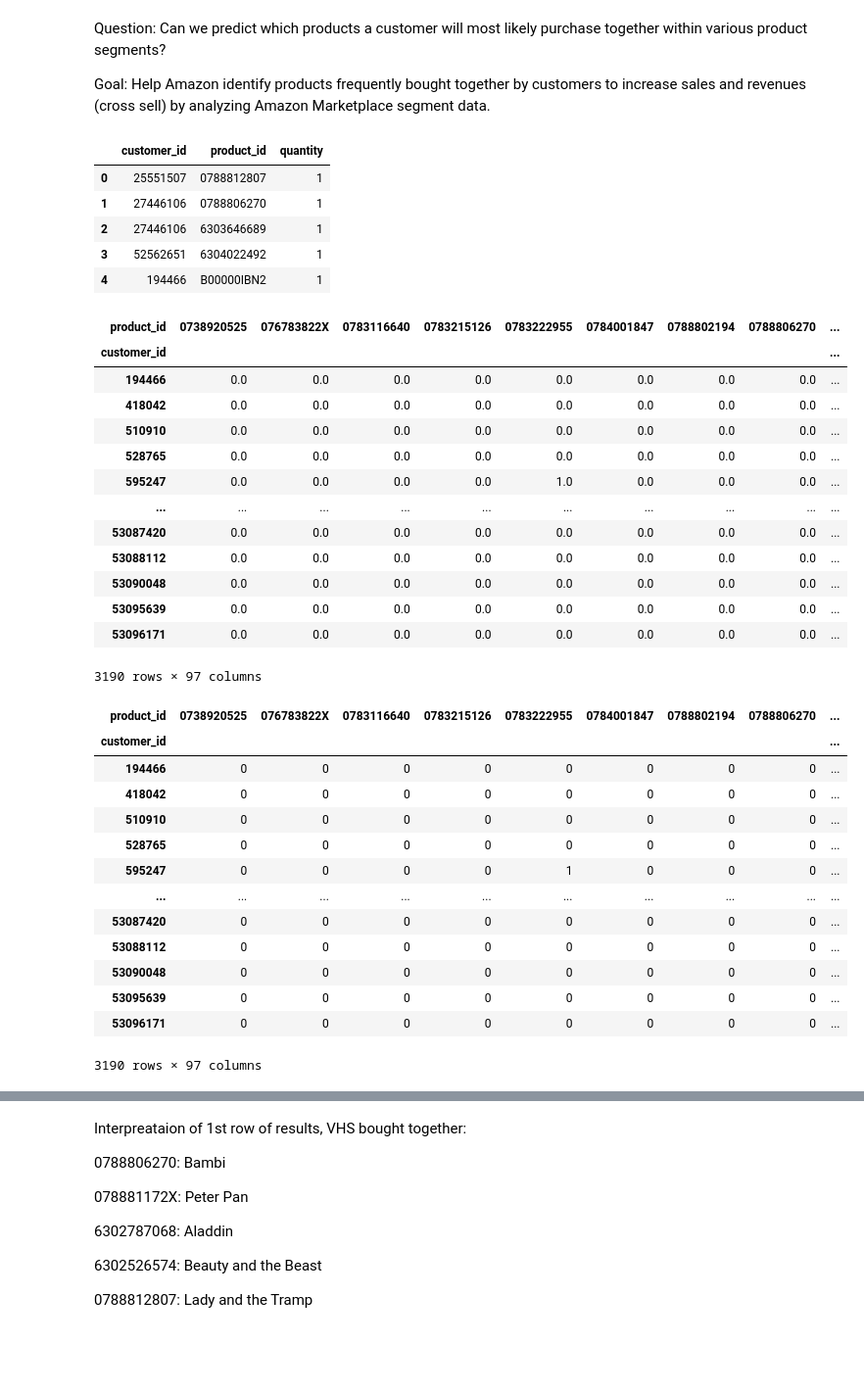
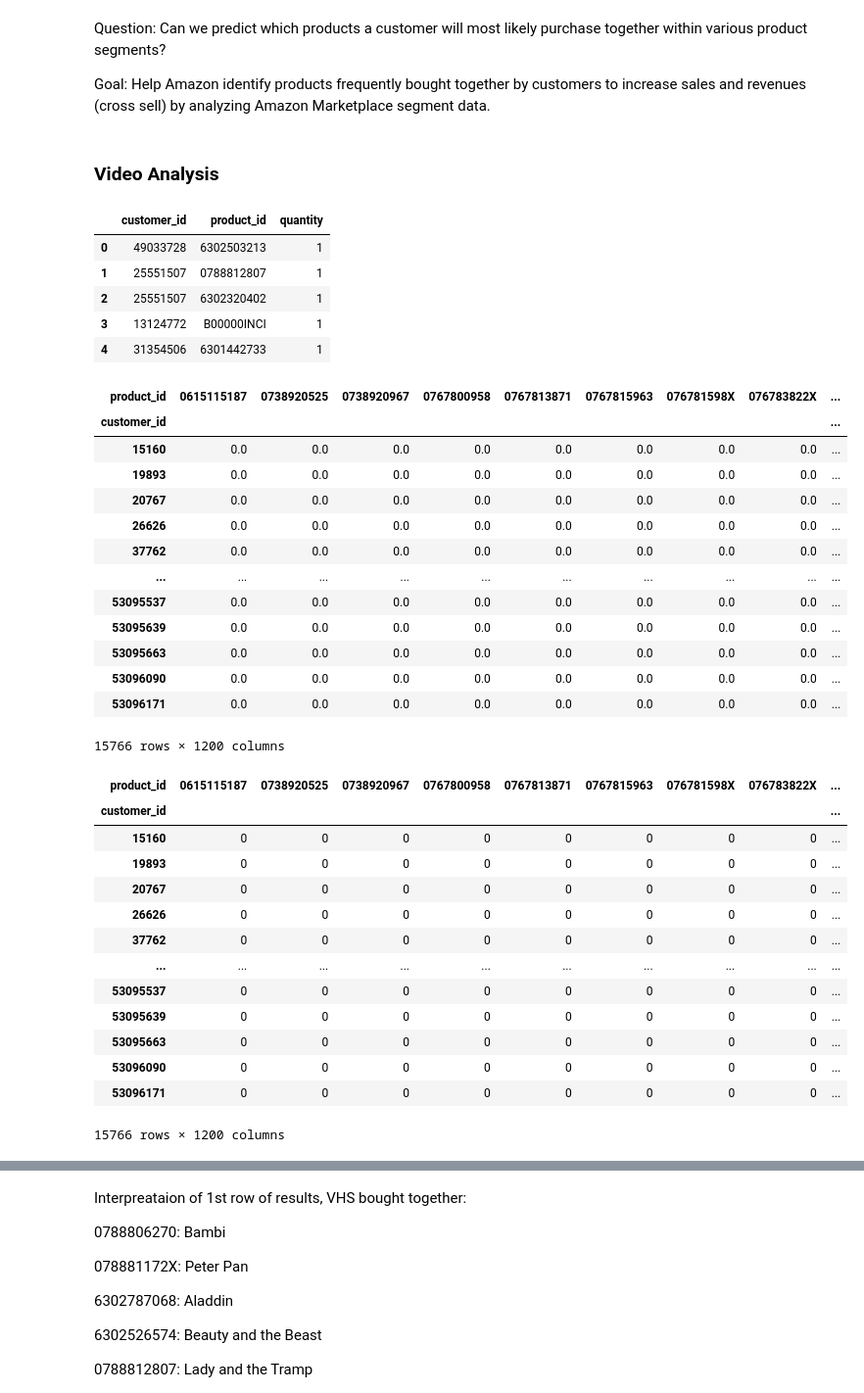
Before and after one commit to jbenasuli/consumer_behavior, a Jupyter notebook: ML_Apriori_Algorithm.ipynb, the cells around one changed output, grey strips where cells are left out. Shown at 98% size. Saved outputs shown, nothing was run; the diff lists cells and outputs as text; code cells hidden in the pictures; blank space fills up the shorter version.

Commit message:
Updates to apriori model

```diff
--- a/ML_Apriori_Algorithm.ipynb
+++ b/ML_Apriori_Algorithm.ipynb
@@ -13,11 +13,11 @@ import pandas as pd
 from mlxtend.frequent_patterns import apriori
 from mlxtend.frequent_patterns import association_rules
 # %%
-# 2 Connect to postgres/RDS database
+# Connect to postgres/RDS database
 POSTGRES_ADDRESS = 'mypostgresdb.cwuhtytzosg8.us-east-2.rds.amazonaws.com'
 POSTGRES_PORT = '5432'
 POSTGRES_USERNAME = 'root'
-POSTGRES_PASSWORD = 'XXXX'
+POSTGRES_PASSWORD = 'FsM7eA9C4F'
 POSTGRES_DBNAME = 'my_data_class_db'
 
 # A long string that contains the necessary Postgres login information
@@ -29,59 +29,60 @@ port=POSTGRES_PORT,
 dbname=POSTGRES_DBNAME))
 # Create the connection
 cnx = create_engine(postgres_str)
+# %% [markdown]
+### Video Analysis
 # %%
-# 3 Load database for sentiment/topic analysis
-df = pd.read_sql_query('''SELECT * FROM apriori_analysis''', con=cnx)
-df.head()
+# Load database for sentiment/topic analysis
+df_videos = pd.read_sql_query('''SELECT * FROM videos_apriori_analysis''', con=cnx)
+df_videos.head()
 # %% [output]
 |  | customer_id | product_id | quantity |
-| 0 | 25551507 | 0788812807 | 1 |
-| 1 | 27446106 | 0788806270 | 1 |
-| 2 | 27446106 | 6303646689 | 1 |
-| 3 | 52562651 | 6304022492 | 1 |
-| 4 | 194466 | B00000IBN2 | 1 |
+| 0 | 49033728 | 6302503213 | 1 |
+| 1 | 25551507 | 0788812807 | 1 |
+| 2 | 25551507 | 6302320402 | 1 |
+| 3 | 13124772 | B00000INCI | 1 |
+| 4 | 31354506 | 6301442733 | 1 |
 # %%
-# 4 Create pivot table to run algorithm
-apriori_table = df.groupby(["customer_id","product_id"])["quantity"].sum().unstack().reset_index().fillna(0).set_index("customer_id")
+# Create pivot table to run algorithm
+apriori_table = df_videos.groupby(["customer_id","product_id"])["quantity"].sum().unstack().reset_index().fillna(0).set_index("customer_id")
 apriori_table
 # %% [output]
-| product_id | 0738920525 | 076783822X | 0783116640 | 0783215126 | 0783222955 | 0784001847 | 0788802194 | 0788806270 | ... |
+| product_id | 0615115187 | 0738920525 | 0738920967 | 0767800958 | 0767813871 | 0767815963 | 076781598X | 076783822X | ... |
 | customer_id |  |  |  |  |  |  |  |  | ... |
-| 194466 | 0.0 | 0.0 | 0.0 | 0.0 | 0.0 | 0.0 | 0.0 | 0.0 | ... |
-| 418042 | 0.0 | 0.0 | 0.0 | 0.0 | 0.0 | 0.0 | 0.0 | 0.0 | ... |
-| 510910 | 0.0 | 0.0 | 0.0 | 0.0 | 0.0 | 0.0 | 0.0 | 0.0 | ... |
-| 528765 | 0.0 | 0.0 | 0.0 | 0.0 | 0.0 | 0.0 | 0.0 | 0.0 | ... |
-| 595247 | 0.0 | 0.0 | 0.0 | 0.0 | 1.0 | 0.0 | 0.0 | 0.0 | ... |
+| 15160 | 0.0 | 0.0 | 0.0 | 0.0 | 0.0 | 0.0 | 0.0 | 0.0 | ... |
+| 19893 | 0.0 | 0.0 | 0.0 | 0.0 | 0.0 | 0.0 | 0.0 | 0.0 | ... |
+| 20767 | 0.0 | 0.0 | 0.0 | 0.0 | 0.0 | 0.0 | 0.0 | 0.0 | ... |
+| 26626 | 0.0 | 0.0 | 0.0 | 0.0 | 0.0 | 0.0 | 0.0 | 0.0 | ... |
+| 37762 | 0.0 | 0.0 | 0.0 | 0.0 | 0.0 | 0.0 | 0.0 | 0.0 | ... |
 | ... | ... | ... | ... | ... | ... | ... | ... | ... | ... |
-| 53087420 | 0.0 | 0.0 | 0.0 | 0.0 | 0.0 | 0.0 | 0.0 | 0.0 | ... |
-| 53088112 | 0.0 | 0.0 | 0.0 | 0.0 | 0.0 | 0.0 | 0.0 | 0.0 | ... |
-| 53090048 | 0.0 | 0.0 | 0.0 | 0.0 | 0.0 | 0.0 | 0.0 | 0.0 | ... |
+| 53095537 | 0.0 | 0.0 | 0.0 | 0.0 | 0.0 | 0.0 | 0.0 | 0.0 | ... |
 | 53095639 | 0.0 | 0.0 | 0.0 | 0.0 | 0.0 | 0.0 | 0.0 | 0.0 | ... |
+| 53095663 | 0.0 | 0.0 | 0.0 | 0.0 | 0.0 | 0.0 | 0.0 | 0.0 | ... |
+| 53096090 | 0.0 | 0.0 | 0.0 | 0.0 | 0.0 | 0.0 | 0.0 | 0.0 | ... |
 | 53096171 | 0.0 | 0.0 | 0.0 | 0.0 | 0.0 | 0.0 | 0.0 | 0.0 | ... |
-3190 rows × 97 columns
+15766 rows × 1200 columns
 # %%
-# 5 Cleaning Apriori table to remove unnecessary numbers
-
+# Cleaning Apriori table to remove unnecessary numbers
 def encode_units(x):
     if x <= 0:
         return 0
     if x >= 1:
         return 1
-apriori_cleaned = apriori_table.applymap(encode_units)
-apriori_cleaned
+apriori_cleaned_videos = apriori_table.applymap(encode_units)
+apriori_cleaned_videos
 # %% [output]
-| product_id | 0738920525 | 076783822X | 0783116640 | 0783215126 | 0783222955 | 0784001847 | 0788802194 | 0788806270 | ... |
+| product_id | 0615115187 | 0738920525 | 0738920967 | 0767800958 | 0767813871 | 0767815963 | 076781598X | 076783822X | ... |
 | customer_id |  |  |  |  |  |  |  |  | ... |
-| 194466 | 0 | 0 | 0 | 0 | 0 | 0 | 0 | 0 | ... |
-| 418042 | 0 | 0 | 0 | 0 | 0 | 0 | 0 | 0 | ... |
-| 510910 | 0 | 0 | 0 | 0 | 0 | 0 | 0 | 0 | ... |
-| 528765 | 0 | 0 | 0 | 0 | 0 | 0 | 0 | 0 | ... |
-| 595247 | 0 | 0 | 0 | 0 | 1 | 0 | 0 | 0 | ... |
+| 15160 | 0 | 0 | 0 | 0 | 0 | 0 | 0 | 0 | ... |
+| 19893 | 0 | 0 | 0 | 0 | 0 | 0 | 0 | 0 | ... |
+| 20767 | 0 | 0 | 0 | 0 | 0 | 0 | 0 | 0 | ... |
+| 26626 | 0 | 0 | 0 | 0 | 0 | 0 | 0 | 0 | ... |
+| 37762 | 0 | 0 | 0 | 0 | 0 | 0 | 0 | 0 | ... |
 | ... | ... | ... | ... | ... | ... | ... | ... | ... | ... |
-| 53087420 | 0 | 0 | 0 | 0 | 0 | 0 | 0 | 0 | ... |
-| 53088112 | 0 | 0 | 0 | 0 | 0 | 0 | 0 | 0 | ... |
-| 53090048 | 0 | 0 | 0 | 0 | 0 | 0 | 0 | 0 | ... |
+| 53095537 | 0 | 0 | 0 | 0 | 0 | 0 | 0 | 0 | ... |
 | 53095639 | 0 | 0 | 0 | 0 | 0 | 0 | 0 | 0 | ... |
+| 53095663 | 0 | 0 | 0 | 0 | 0 | 0 | 0 | 0 | ... |
+| 53096090 | 0 | 0 | 0 | 0 | 0 | 0 | 0 | 0 | ... |
 | 53096171 | 0 | 0 | 0 | 0 | 0 | 0 | 0 | 0 | ... |
-3190 rows × 97 columns
+15766 rows × 1200 columns
 # %%
```
Also changed, not shown: parts of 21 cells of this notebook.
